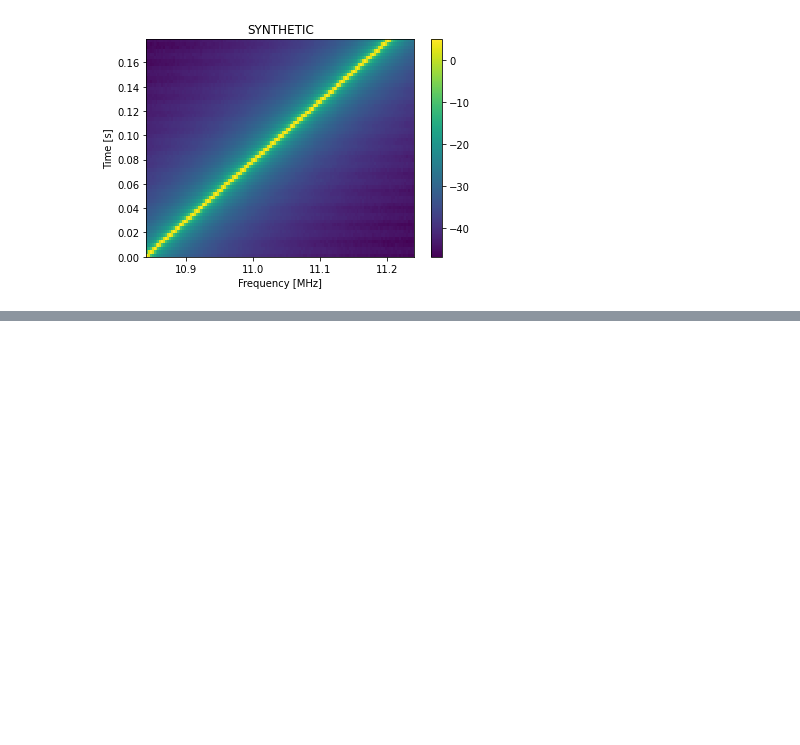
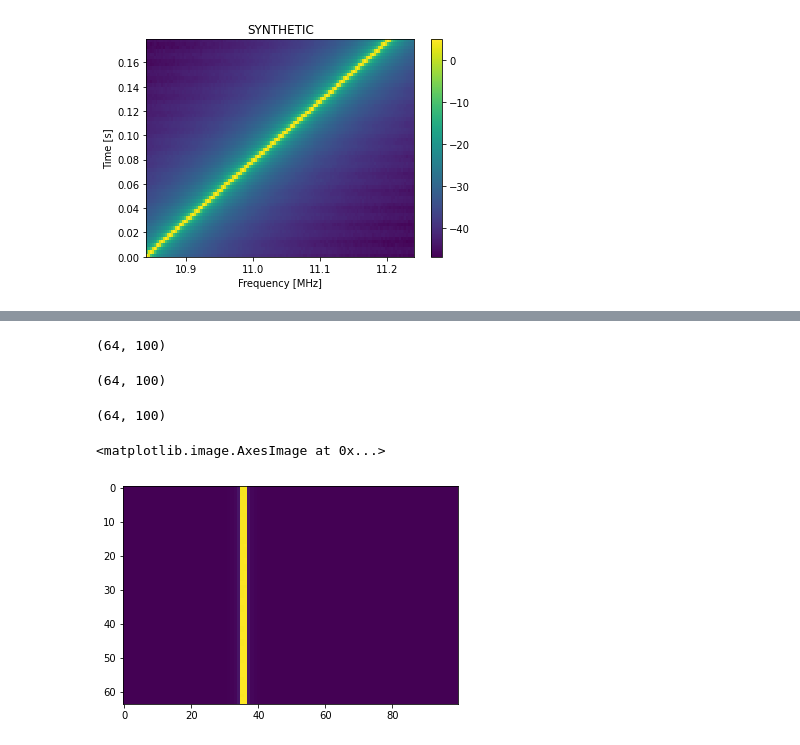
Before and after one commit to bbrzycki/setigen, a Jupyter notebook: jupyter-notebooks/voltage/03_fine_channelization.ipynb, the cells around one changed output, grey strips where cells are left out. Cells and saved outputs as stored; diff of their text form; code cells hidden in the pictures; blank space fills up the shorter version.

```diff
--- a/jupyter-notebooks/voltage/03_fine_channelization.ipynb
+++ b/jupyter-notebooks/voltage/03_fine_channelization.ipynb
@@ -1978,0 +1963,19 @@ chan_bw
+# %%
+idx_b = np.expand_dims(np.arange(frame.data.shape[0]), 1) + np.expand_dims(np.arange(100), 1).T
+idx_b.shape
+# %% [output]
+(64, 100)
+# %%
+idx_a = np.expand_dims(np.arange(frame.data.shape[0]), 1).repeat(100, axis=1)
+idx_a.shape
+# %% [output]
+(64, 100)
+# %%
+frame.data[idx_a, idx_b].shape
+# %% [output]
+(64, 100)
+# %%
+plt.imshow(frame.data[idx_a, idx_b], aspect='auto', interpolation='none')
+# %% [output]
+<matplotlib.image.AxesImage at 0x...>
+[figure, added]
```
Also changed, not shown: parts of 25 cells of this notebook, 3 other files.
